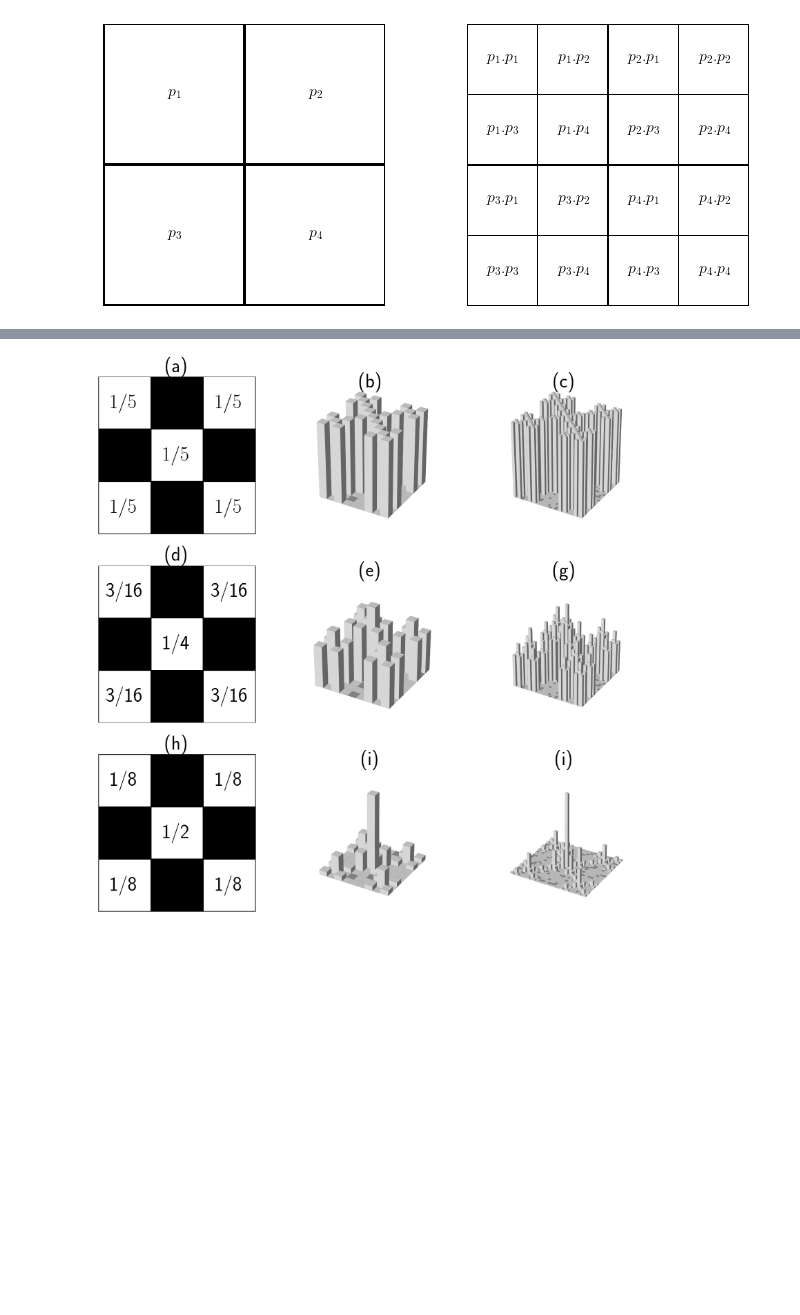
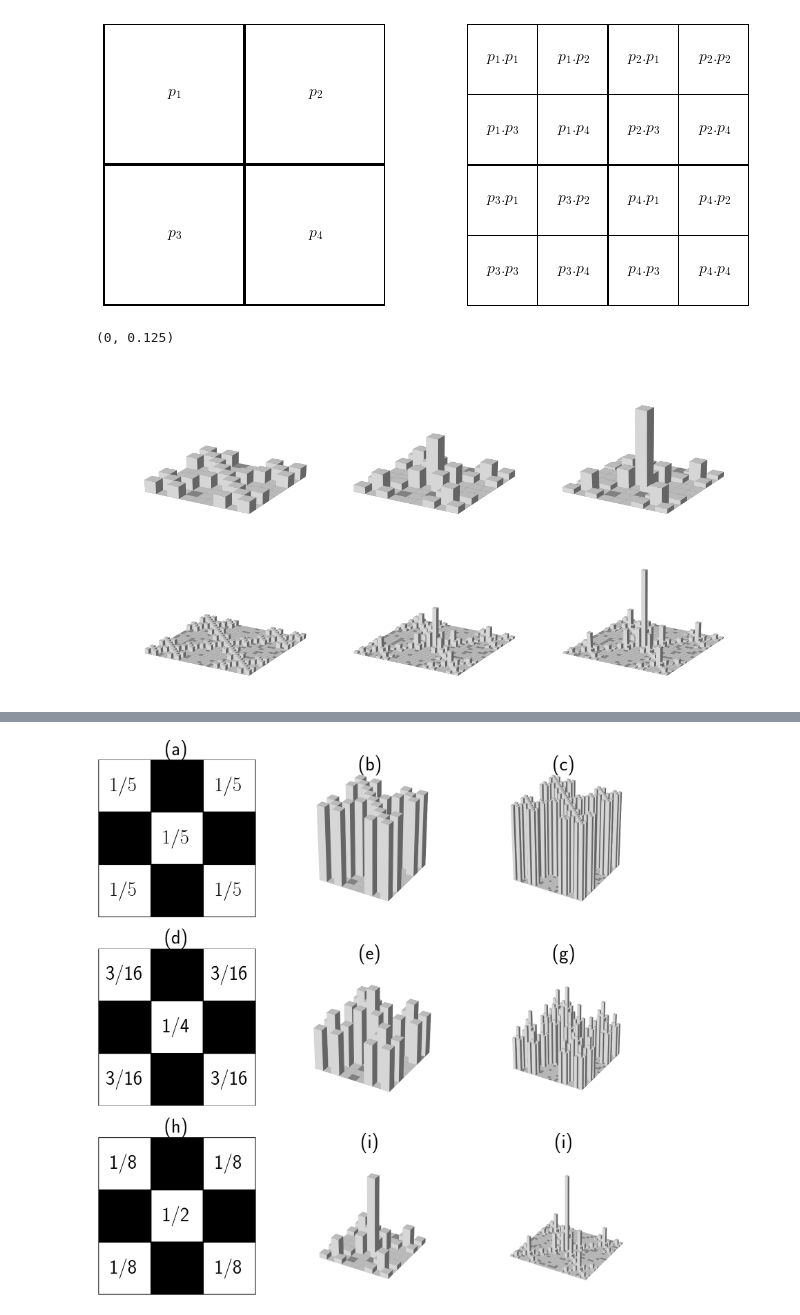
Before and after one commit to fsemecurbe/GWFA, a Jupyter notebook: image.ipynb, the cells around one changed output, grey strips where cells are left out. Drawn from its saved outputs; the diff is of its cells as text; code cells hidden in the pictures; blank space fills up the shorter version.

```diff
--- a/image.ipynb
+++ b/image.ipynb
@@ -55,17 +55,61 @@ gen3 = np.array([[1/8,0,1/8],[0,1/2,0],[1/8,0,1/8]])
 X0, Y0 = np.where(gen1)
 # %%
 cas12 = cascade([[1/5,0,1/5],[0,1/5,0],[1/5,0,1/5]],2)
-cas22 = cascade([[3/16,0,3/16],[0,1/4,0],[3/16,0,3/16]],2)
+cas22 = cascade([[3/20,0,3/20],[0,2/5,0],[3/20,0,3/20]],2)
 cas32 = cascade([[1/8,0,1/8],[0,1/2,0],[1/8,0,1/8]],2)
 x2 = np.arange(0, cas12.shape[0], 1)
 y2 = np.arange(0, cas12.shape[0], 1)
 X2, Y2 = np.meshgrid(x2, y2, sparse=False)
 # %%
 cas11 = cascade([[1/5,0,1/5],[0,1/5,0],[1/5,0,1/5]],1)
-cas31 = cascade([[1/8,0,1/8],[0,1/2,0],[1/8,0,1/8]],1)
-cas21 = cascade([[3/16,0,3/16],[0,1/4,0],[3/16,0,3/16]],1)
+cas21 = cascade([[3/20,0,3/20],[0,2/5,0],[3/20,0,3/20]],1)
+cas31 = cascade([[1/8,0,1/8],[0,1/2,0],[1/16,0,1/8]],1)
 x1 = np.arange(0, cas11.shape[0], 1)
 y1 = np.arange(0, cas11.shape[0], 1)
 X1, Y1 = np.meshgrid(x1, y1, sparse=False)
 # %%
 matplotlib.rcParams["figure.figsize"] =[20,20]
+# %%
+limz1 = np.max(cas31)
+limz2 = np.max(cas32)
+# %%
+fig = plt.figure(figsize=(20, 10))
+fig.subplots_adjust(wspace=-0.15, hspace=0)
+ax1 = fig.add_subplot(231, projection='3d')
+ax2 = fig.add_subplot(234, projection='3d')
+
+ax3 = fig.add_subplot(232, projection='3d')
+ax4 = fig.add_subplot(235, projection='3d')
+
+ax5 = fig.add_subplot(233, projection='3d')
+ax6 = fig.add_subplot(236, projection='3d')
+
+ax1.bar3d(X1.ravel(), Y1.ravel(), np.zeros(X1.size), 1, 1, cas11.ravel(), '0.95', shade=True)
+ax1.set_axis_off()
+ax1.set_zlim((0,limz1))
+
+ax2.bar3d(X2.ravel(), Y2.ravel(), np.zeros(X2.size), 1, 1, cas12.ravel(), '0.95')
+ax2.set_axis_off()
+ax2.set_zlim((0,limz2))
+
+ax3.bar3d(X1.ravel(), Y1.ravel(), np.zeros(X1.size), 1, 1, cas21.ravel(), '0.95')
+ax3.set_axis_off()
+ax3.set_zlim((0,limz1))
+
+
+ax4.bar3d(X2.ravel(), Y2.ravel(), np.zeros(X2.size), 1, 1, cas22.ravel(), '0.95')
+ax4.set_axis_off()
+ax4.set_zlim((0,limz2))
+
+
+ax5.bar3d(X1.ravel(), Y1.ravel(), np.zeros(X1.size), 1, 1, cas31.ravel(), '0.95')
+ax5.set_axis_off()
+ax5.set_zlim((0,limz1))
+
+
+ax6.bar3d(X2.ravel(), Y2.ravel(), np.zeros(X2.size), 1, 1, cas32.ravel(), '0.95')
+ax6.set_axis_off()
+ax6.set_zlim((0,limz2))
+# %% [output]
+(0, 0.125)
+[figure, added]
```
Also changed, not shown: parts of 5 cells of this notebook.
